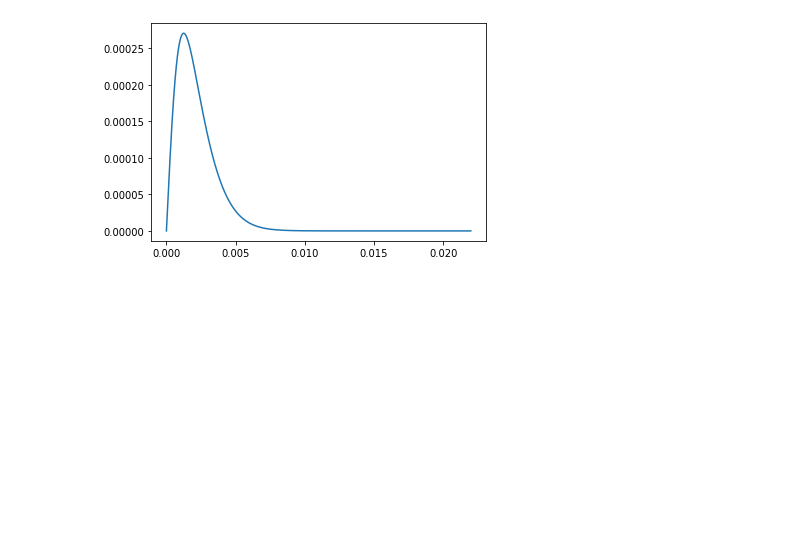
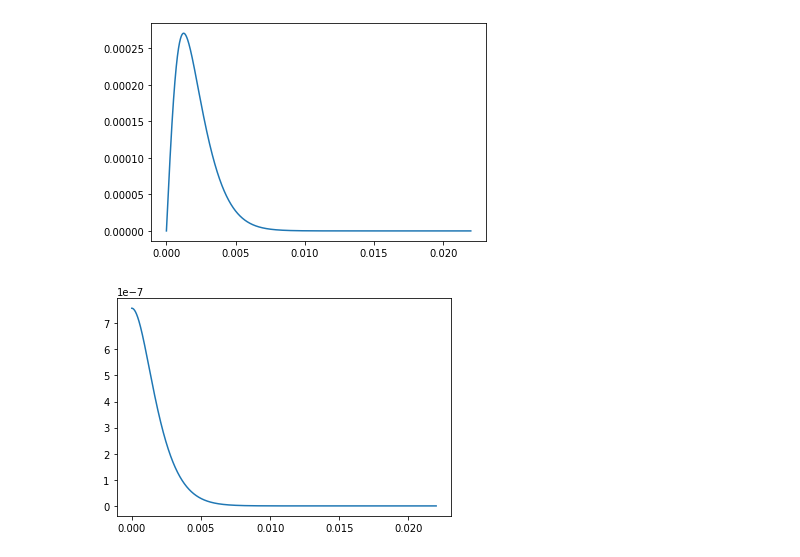
Before and after one commit to JamesMcClung/psc-scrap, a Jupyter notebook: plot_case1.ipynb, the cells around one changed output. Drawn from its saved outputs; the diff is of its cells as text; code cells hidden in the pictures; blank space fills up the shorter version.

```diff
--- a/plot_case1.ipynb
+++ b/plot_case1.ipynb
@@ -62,3 +43,8 @@ plt.plot(data.radius, data.radial_electric_field)
 plt.show()
 # %% [output]
 [figure]
+# %%
+plt.plot(data.radius, data.potential)
+plt.show()
+# %% [output]
+[figure, added]
```
Also changed, not shown: parts of 6 cells of this notebook, 2 other files.
